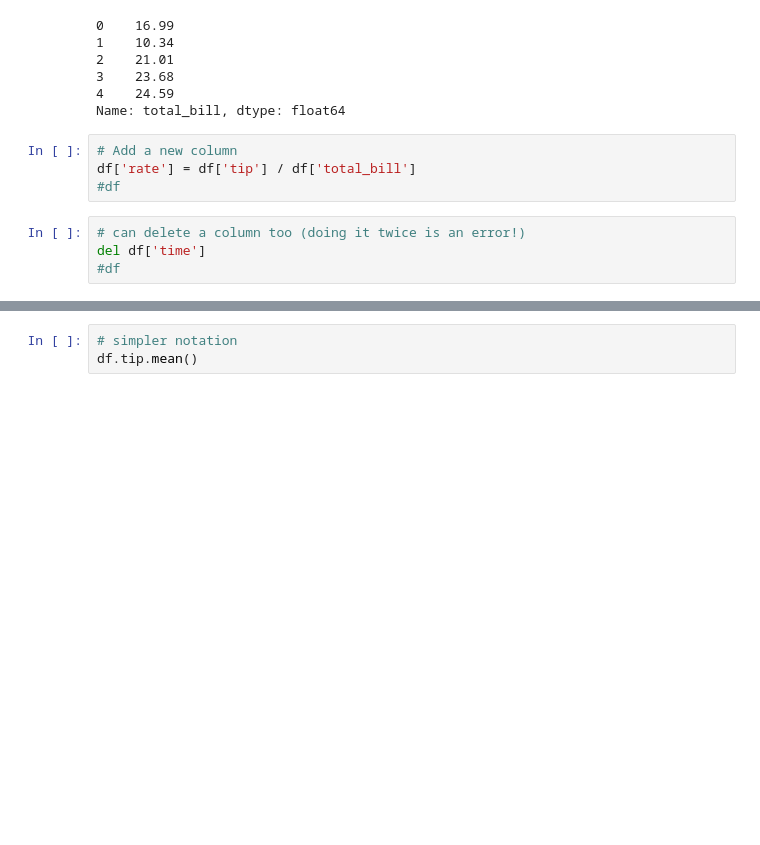
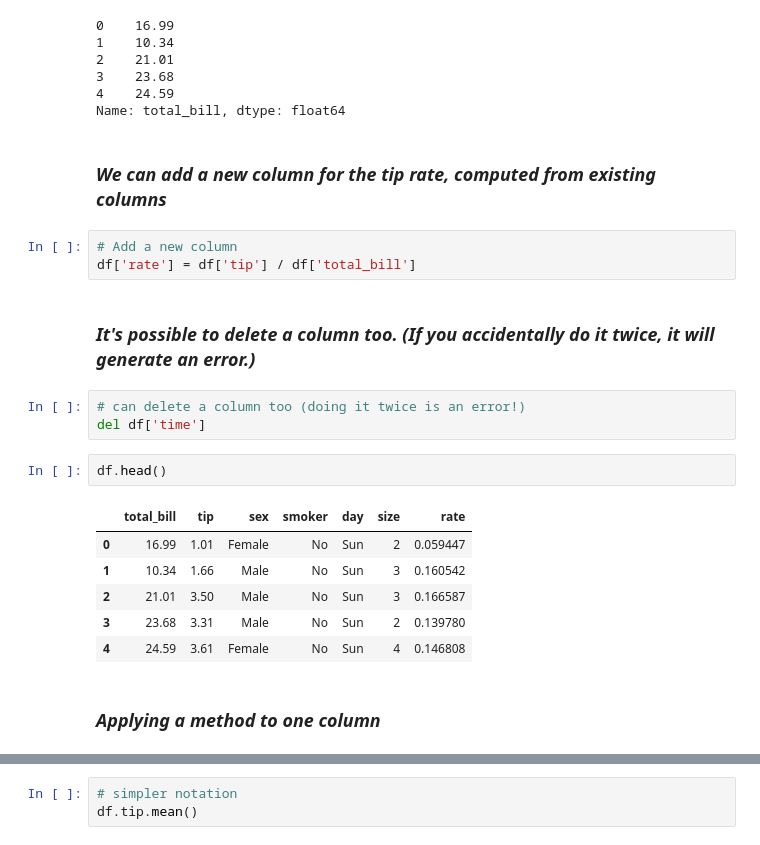
Before and after one commit to jameschen00/mbds, a Jupyter notebook: mbds.ipynb, the cells around one changed output, grey strips where cells are left out. Cells and saved outputs as stored; diff of their text form; blank space fills up the shorter version.

```diff
--- a/mbds.ipynb
+++ b/mbds.ipynb
@@ -1004,14 +1113,27 @@ df['total_bill'].head()
 3    23.68
 4    24.59
 Name: total_bill, dtype: float64
+# %% [markdown]
+### *We can add a new column for the tip rate, computed from existing columns*
 # %%
 # Add a new column
 df['rate'] = df['tip'] / df['total_bill']
-#df
+# %% [markdown]
+### *It's possible to delete a column too.  (If you accidentally do it twice, it will generate an error.)*
 # %%
 # can delete a column too (doing it twice is an error!)
 del df['time']
-#df
+# %%
+df.head()
+# %% [output]
+|  | total_bill | tip | sex | smoker | day | size | rate |
+| 0 | 16.99 | 1.01 | Female | No | Sun | 2 | 0.059447 |
+| 1 | 10.34 | 1.66 | Male | No | Sun | 3 | 0.160542 |
+| 2 | 21.01 | 3.50 | Male | No | Sun | 3 | 0.166587 |
+| 3 | 23.68 | 3.31 | Male | No | Sun | 2 | 0.139780 |
+| 4 | 24.59 | 3.61 | Female | No | Sun | 4 | 0.146808 |
+# %% [markdown]
+### *Applying a method to one column*
 # %%
 # mean of a column
 df['tip'].mean()
```
Also changed, not shown: parts of 50 cells of this notebook.
